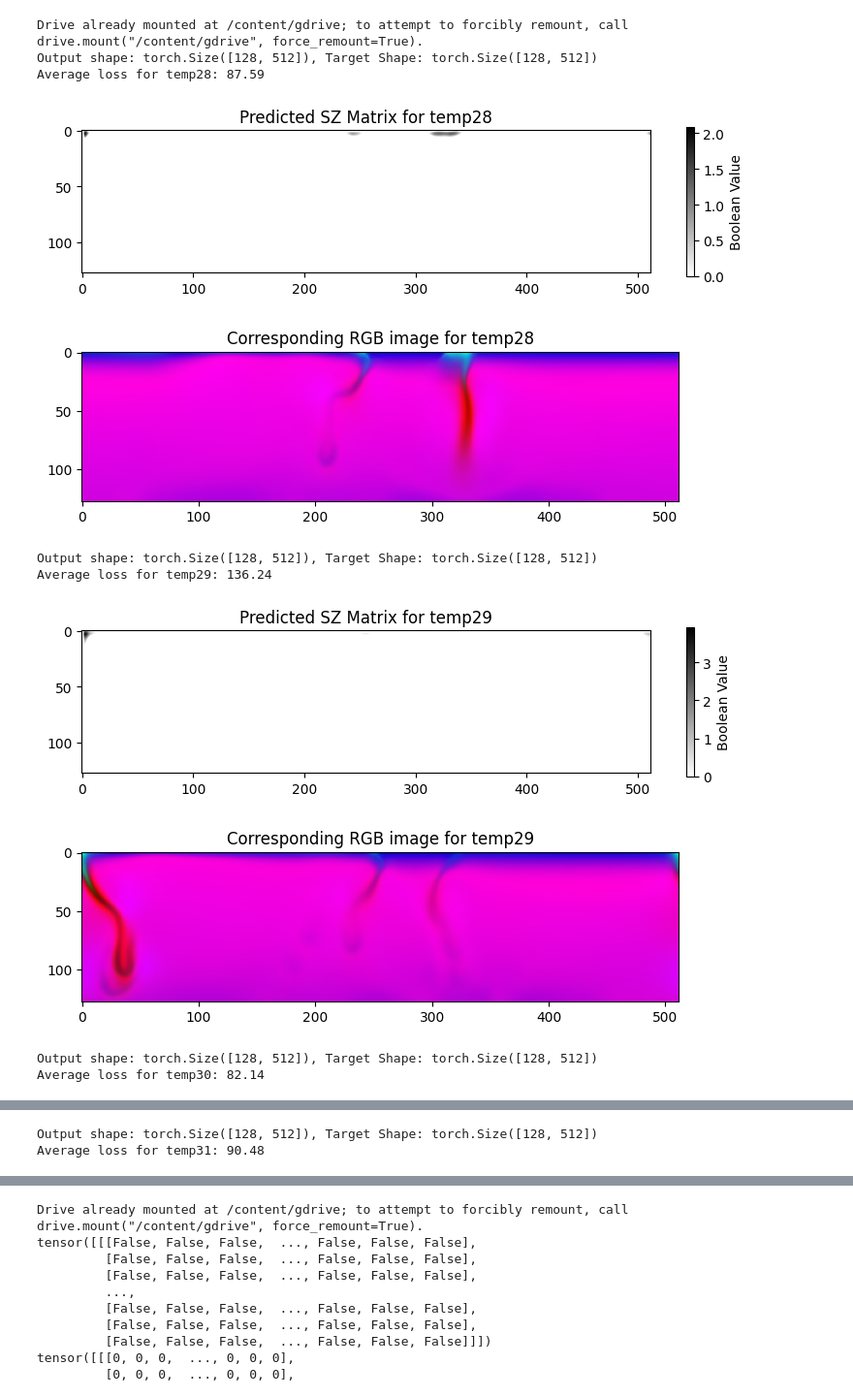
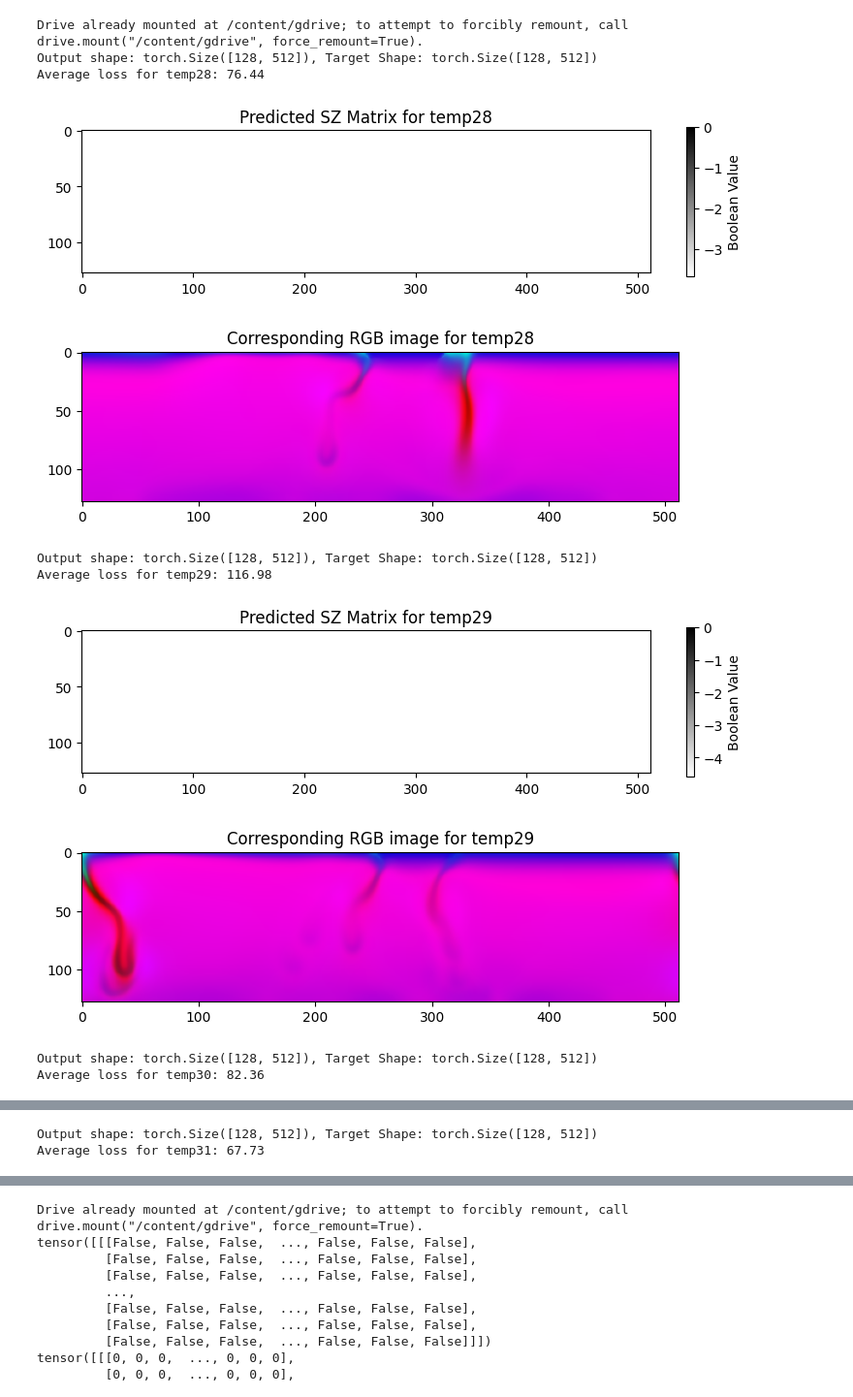
Before and after one commit to heec12/SZ-detection, a Jupyter notebook: FCN_SZ_detection.ipynb, the cells around one changed output, grey strips where cells are left out. Shown at 97% size. Saved outputs shown, nothing was run; the diff lists cells and outputs as text; code cells hidden in the pictures.

```diff
--- a/FCN_SZ_detection.ipynb
+++ b/FCN_SZ_detection.ipynb
@@ -3,5 +5,4 @@
 # %%
-
 import torch
 import torch.nn as nn
 from google.colab import drive
@@ -116,12 +117,12 @@ device = torch.device("cuda:0" if torch.cuda.is_available() else "cpu")
 # Initialize model, criterion, optimizer
 model = FCN().to(device)
 criterion = nn.CrossEntropyLoss()
-optimizer = torch.optim.Adam(model.parameters(), lr=0.005)
+optimizer = torch.optim.Adam(model.parameters(), lr=0.001)
 
 # Prepare training and evaluation data
 X_train_all = []
 y_train_all = []
-for i in range(30):
+for i in range(50):
     input_temp1 = 'temp' + str(i)
     filename_rgb = f'/content/gdrive/MyDrive/rgbs/{input_temp1}.pt'
     filename_bool = f'/content/gdrive/MyDrive/conveco_boolean/boolean_{input_temp1}.o'
@@ -145,37 +146,37 @@ for i in range(len(X_train_all)):
 # Evaluation loop
 for i in range(28, 32):
     input_temp1 = 'temp' + str(i)
     filename_rgb = f'/content/gdrive/MyDrive/rgbs/{input_temp1}.pt'
     filename_bool = f'/content/gdrive/MyDrive/conveco_boolean/boolean_{input_temp1}.o'
     loaded_tensor_rgb = torch.load(filename_rgb).to(device)
     loaded_tensor_bool = torch.load(filename_bool).to(device)
     X_eval = loaded_tensor_rgb.float()
     # Reshape to [batch_size, channels, height, width]
     X_eval = X_eval.permute(2, 0, 1).unsqueeze(0)
     y_eval = loaded_tensor_bool.type(torch.LongTensor)
 
     #accuracy = evaluate_model(model, criterion, X_eval, y_eval, device)
     average_loss, outputs = evaluate_model(model, criterion, X_eval, y_eval, device)
     print(f"Average loss for {input_temp1}: {average_loss:.2f}")
 
     ## Assuming y_eval is a boolean matrix of size [128, 512], reshape it accordingly
     #y_matrix = y_eval.cpu().numpy().reshape(128, 512)
     #plot_results(y_matrix, f'Predicted SZ Matrix for {input_temp1}')
     #plot_rgb(loaded_tensor_rgb, f'Corresponding RGB image for {input_temp1}')
     plot_results(outputs.cpu().numpy(), f'Predicted SZ Matrix for {input_temp1}')
     plot_rgb(loaded_tensor_rgb, f'Corresponding RGB image for {input_temp1}')
 
 # Save the final trained model
 torch.save(model.state_dict(), "trained_model_fcn_final.pt")
 # %% [output]
 Drive already mounted at /content/gdrive; to attempt to forcibly remount, call drive.mount("/content/gdrive", force_remount=True).
 Output shape: torch.Size([128, 512]), Target Shape: torch.Size([128, 512])
-Average loss for temp28: 87.59
+Average loss for temp28: 76.44
-[figure, old version]
+[figure, new version]
 [figure]
 Output shape: torch.Size([128, 512]), Target Shape: torch.Size([128, 512])
-Average loss for temp29: 136.24
+Average loss for temp29: 116.98
-[figure, old version]
+[figure, new version]
 [figure]
 Output shape: torch.Size([128, 512]), Target Shape: torch.Size([128, 512])
-Average loss for temp30: 82.14
+Average loss for temp30: 82.36
@@ -183,3 +184,3 @@ Average loss for temp30: 82.14
 [figure]
 Output shape: torch.Size([128, 512]), Target Shape: torch.Size([128, 512])
-Average loss for temp31: 90.48
+Average loss for temp31: 67.73
```
Also changed, not shown: parts of 12 cells of this notebook.
